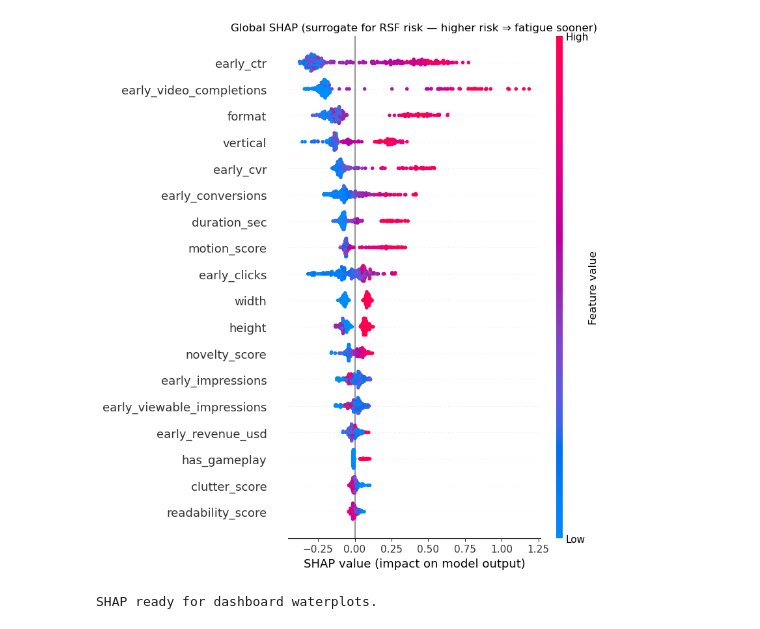
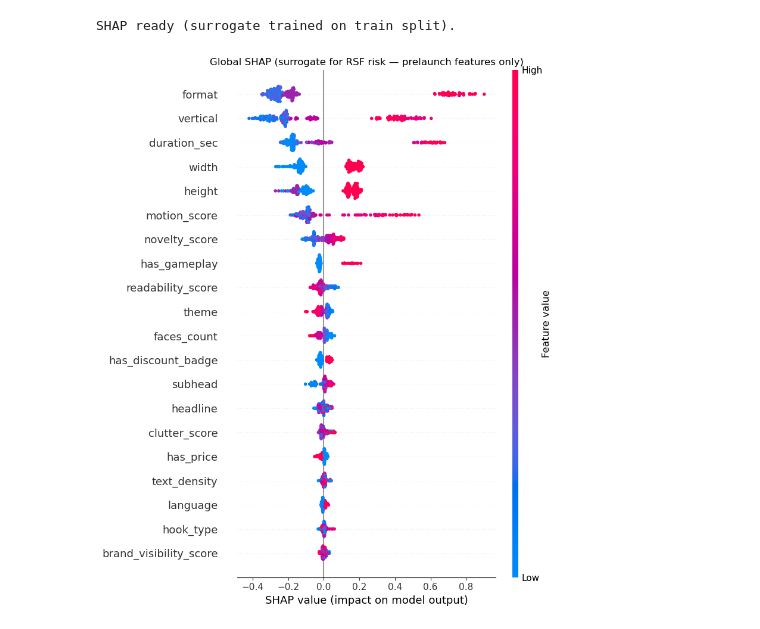
Before and after one commit to jowelhub/HACK_UPC_SMADEX, a Jupyter notebook: data_science/notebooks/07_creative_health_dashboard.ipynb, the cells around one changed output. Saved outputs shown, nothing was run; the diff lists cells and outputs as text; code cells hidden in the pictures.

```diff
--- a/data_science/notebooks/07_creative_health_dashboard.ipynb
+++ b/data_science/notebooks/07_creative_health_dashboard.ipynb
@@ -121,0 +97,11 @@ Train: 810 | Test: 270
+# %%
+rsf = RandomSurvivalForest(
+    n_estimators=300,
+    min_samples_split=10,
+    min_samples_leaf=15,
+    max_features="sqrt",
+    n_jobs=-1,
+    random_state=42,
+)
+rsf.fit(X_train.values, y_train)
+print("RSF trained on prelaunch (static-only) features.")
@@ -122,26 +113,23 @@ Train: 810 | Test: 270
 # %%
-Xt_train = sf.transform_X(pipe, X_train)
-Xt_test = sf.transform_X(pipe, X_test)
+# TreeExplainer does not support RandomSurvivalForest: surrogate regressor on train risk.
+from sklearn.ensemble import RandomForestRegressor
 
-rsf = pipe.named_steps["rsf"]
-risk_train = rsf.predict(Xt_train.values)
-risk_test = rsf.predict(Xt_test.values)
-
+risk_train = rsf.predict(X_train.values)
 surrogate = RandomForestRegressor(
-    n_estimators=200, max_features="sqrt", n_jobs=-1, random_state=sf.RANDOM_STATE
+    n_estimators=300, max_features="sqrt", n_jobs=-1, random_state=42
 )
-surrogate.fit(Xt_train.values, risk_train)
+surrogate.fit(X_train.values, risk_train)
 
 explainer = shap.TreeExplainer(surrogate)
-shap_obj = explainer(Xt_test)
+shap_values = explainer.shap_values(X_test.values)
+shap_obj = explainer(X_test)
+print("SHAP ready (surrogate trained on train split).")
 
 plt.figure(figsize=(10, 6))
-shap.summary_plot(shap_obj.values, Xt_test, show=False, max_display=18)
-plt.title("Global SHAP (surrogate for RSF risk — higher risk ⇒ fatigue sooner)")
+shap.summary_plot(shap_values, X_test, show=False, max_display=20)
+plt.title("Global SHAP (surrogate for RSF risk — prelaunch features only)")
 plt.tight_layout()
 plt.show()
-
-print("SHAP ready for dashboard waterplots.")
 # %% [output]
+SHAP ready (surrogate trained on train split).
-[figure, old version]
+[figure, new version]
-SHAP ready for dashboard waterplots.
```
Also changed, not shown: parts of 15 cells of this notebook, 1 other file.
